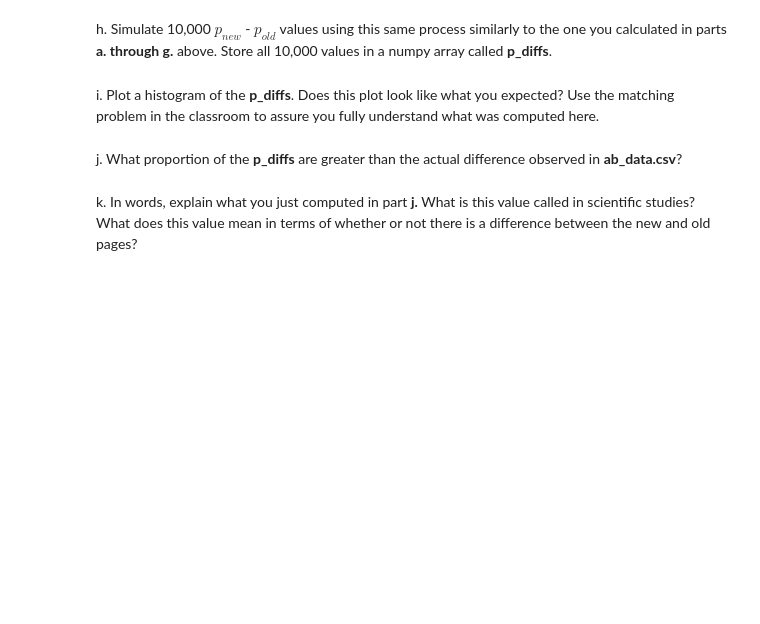
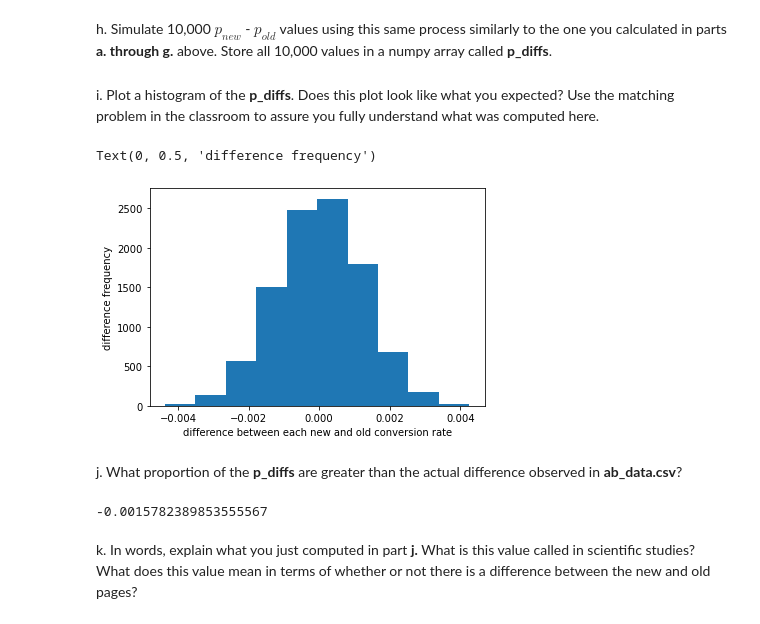
Before and after one commit to hagerElsehaimy/ABTestResults, a Jupyter notebook: Analyze_ab_test_results_notebook.ipynb, the cells around one changed output. Cells and saved outputs as stored; diff of their text form; code cells hidden in the pictures; blank space fills up the shorter version.

```diff
--- a/Analyze_ab_test_results_notebook.ipynb
+++ b/Analyze_ab_test_results_notebook.ipynb
@@ -194,2 +222,5 @@ d. What is $n_{old}$?
 # %% [markdown]
 e. Simulate $n_{new}$ transactions with a convert rate of $p_{new}$ under the null.  Store these $n_{new}$ 1's and 0's in **new_page_converted**.
+# %%
+new_page_converted=np.random.choice([1,0],size=n_new,p=[p_new,1-p_new])
+new_page_converted.mean(),len(new_page_converted)
@@ -196,2 +229,5 @@ e. Simulate $n_{new}$ transactions with a convert rate of $p_{new}$ under the nu
 # %% [markdown]
 f. Simulate $n_{old}$ transactions with a convert rate of $p_{old}$ under the null.  Store these $n_{old}$ 1's and 0's in **old_page_converted**.
+# %%
+old_page_converted=np.random.choice([1,0],size=n_old,p=[p_old,1-p_old])
+old_page_converted.mean(),len(old_page_converted)
@@ -198,2 +236,5 @@ f. Simulate $n_{old}$ transactions with a convert rate of $p_{old}$ under the nu
 # %% [markdown]
 g. Find $p_{new}$ - $p_{old}$ for your simulated values from part (e) and (f).
+# %%
+p_diff=new_page_converted.mean()-old_page_converted.mean()
+p_diff
@@ -200,9 +243,31 @@ g. Find $p_{new}$ - $p_{old}$ for your simulated values from part (e) and (f).
 # %% [markdown]
 h. Simulate 10,000 $p_{new}$ - $p_{old}$ values using this same process similarly to the one you calculated in parts **a. through g.** above.  Store all 10,000 values in a numpy array called **p_diffs**.
+# %%
+p_diffs=[]
+
+for _ in range(10000):
+    new_page_converted=np.random.choice([1,0],size=n_new,p=[p_new,1-p_new])
+    old_page_converted=np.random.choice([1,0],size=n_old,p=[p_old,1-p_old])
+    p_diff=new_page_converted.mean()-old_page_converted.mean()
+    p_diffs.append(p_diff)
 # %% [markdown]
 i. Plot a histogram of the **p_diffs**.  Does this plot look like what you expected?  Use the matching problem in the classroom to assure you fully understand what was computed here.
+# %%
+plt.hist(p_diffs)
+plt.xlabel('difference between each new and old conversion rate')
+plt.ylabel('difference frequency')
+# %% [output]
+Text(0, 0.5, 'difference frequency')
+[figure, added]
 # %% [markdown]
 j. What proportion of the **p_diffs** are greater than the actual difference observed in **ab_data.csv**?
+# %%
+old_observed=df2.query('landing_page == "old_page"').converted
+new_observed=df2.query('landing_page == "new_page"').converted
+p_observed = new_observed.mean()-old_observed.mean()
+p_observed
+# %% [output]
+-0.0015782389853555567
 # %% [markdown]
 k. In words, explain what you just computed in part **j.**  What is this value called in scientific studies?  What does this value mean in terms of whether or not there is a difference between the new and old pages?
 # %% [markdown]
```
Also changed, not shown: parts of 15 cells of this notebook.
